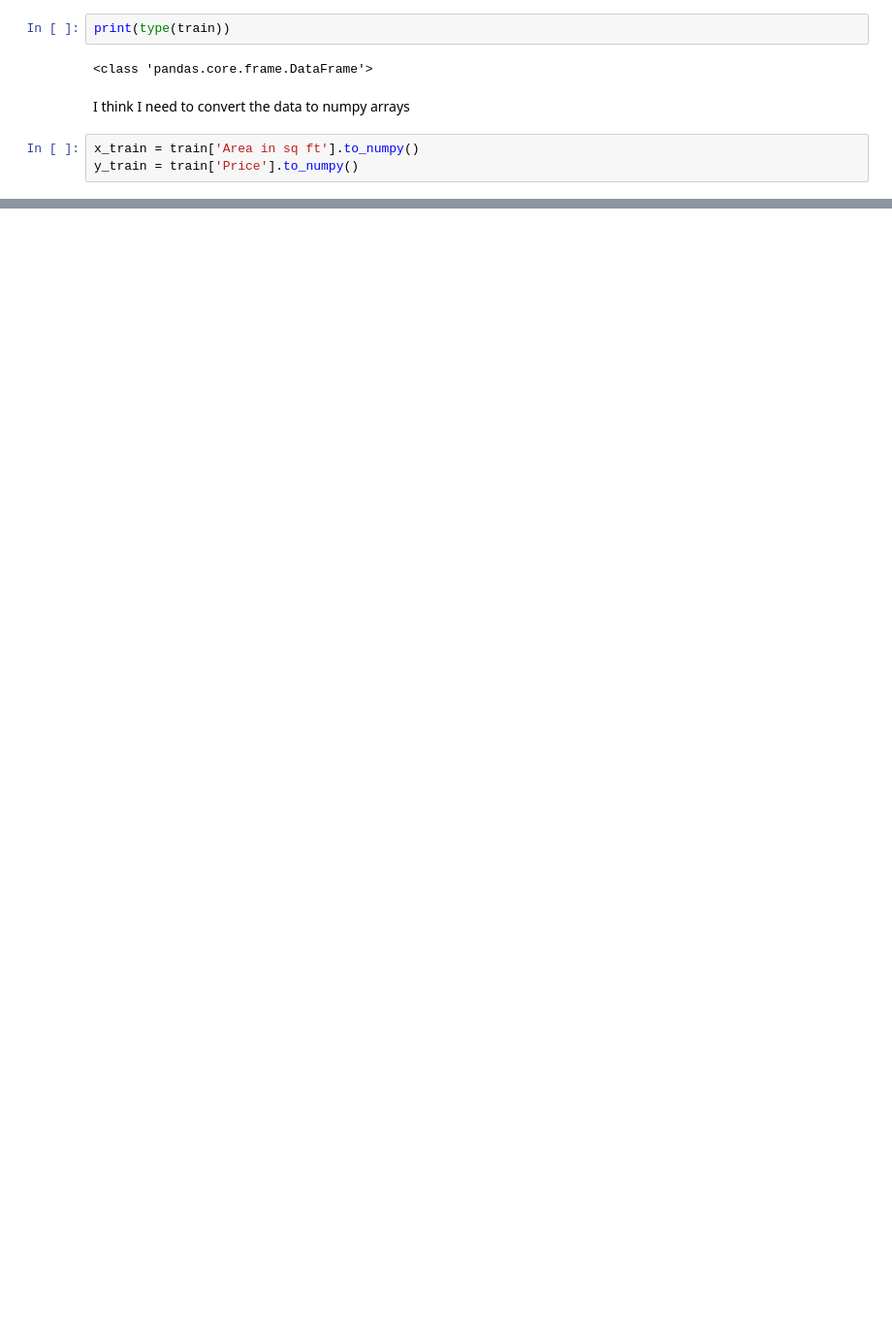
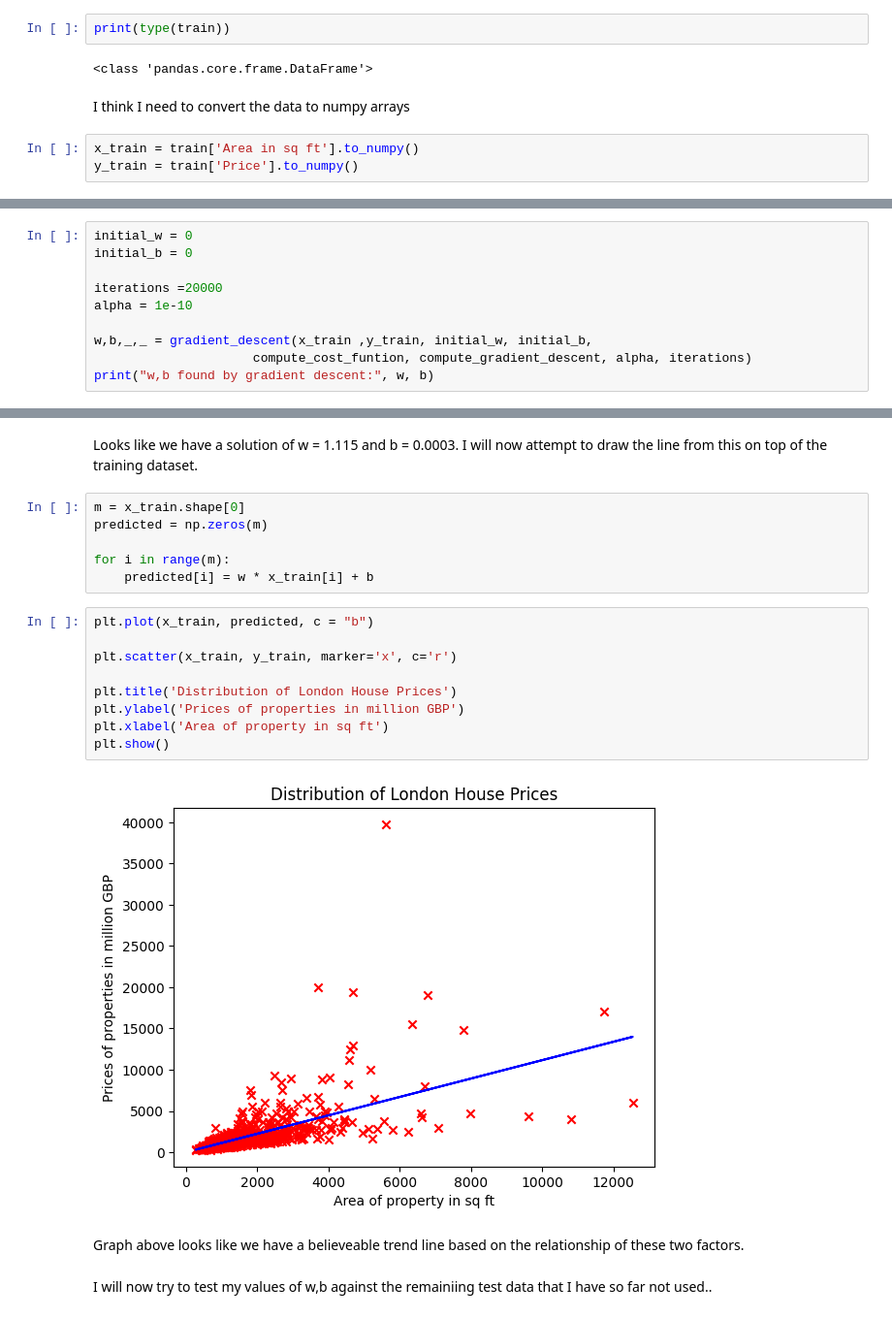
Before and after one commit to abinghamwalker/House-Price_Project, a Jupyter notebook: house_prices.ipynb, the cells around one changed output, grey strips where cells are left out. Shown: that part at 97% size. Saved outputs shown, nothing was run; the diff lists cells and outputs as text; blank space fills up the shorter version.

```diff
--- a/house_prices.ipynb
+++ b/house_prices.ipynb
@@ -100,0 +285,10 @@ plt.show()
+# %%
+initial_w = 0
+initial_b = 0
+
+iterations =20000
+alpha = 1e-10
+
+w,b,_,_ = gradient_descent(x_train ,y_train, initial_w, initial_b,
+                     compute_cost_funtion, compute_gradient_descent, alpha, iterations)
+print("w,b found by gradient descent:", w, b)
@@ -100,0 +307,23 @@ plt.show()
+# %% [markdown]
+Looks like we have a solution of w = 1.115 and b = 0.0003.  I will now attempt to draw the line from this on top of the training dataset.
+# %%
+m = x_train.shape[0]
+predicted = np.zeros(m)
+
+for i in range(m):
+    predicted[i] = w * x_train[i] + b
+# %%
+plt.plot(x_train, predicted, c = "b")
+
+plt.scatter(x_train, y_train, marker='x', c='r')
+
+plt.title('Distribution of London House Prices')
+plt.ylabel('Prices of properties in million GBP')
+plt.xlabel('Area of property in sq ft')
+plt.show()
+# %% [output]
+[figure, added]
+# %% [markdown]
+Graph above looks like we have a believeable trend line based on the relationship of these two factors.
+# %% [markdown]
+I will now try to test my values of w,b against the remainiing test data that I have so far not used..
```
Also changed, not shown: parts of 24 cells of this notebook.
